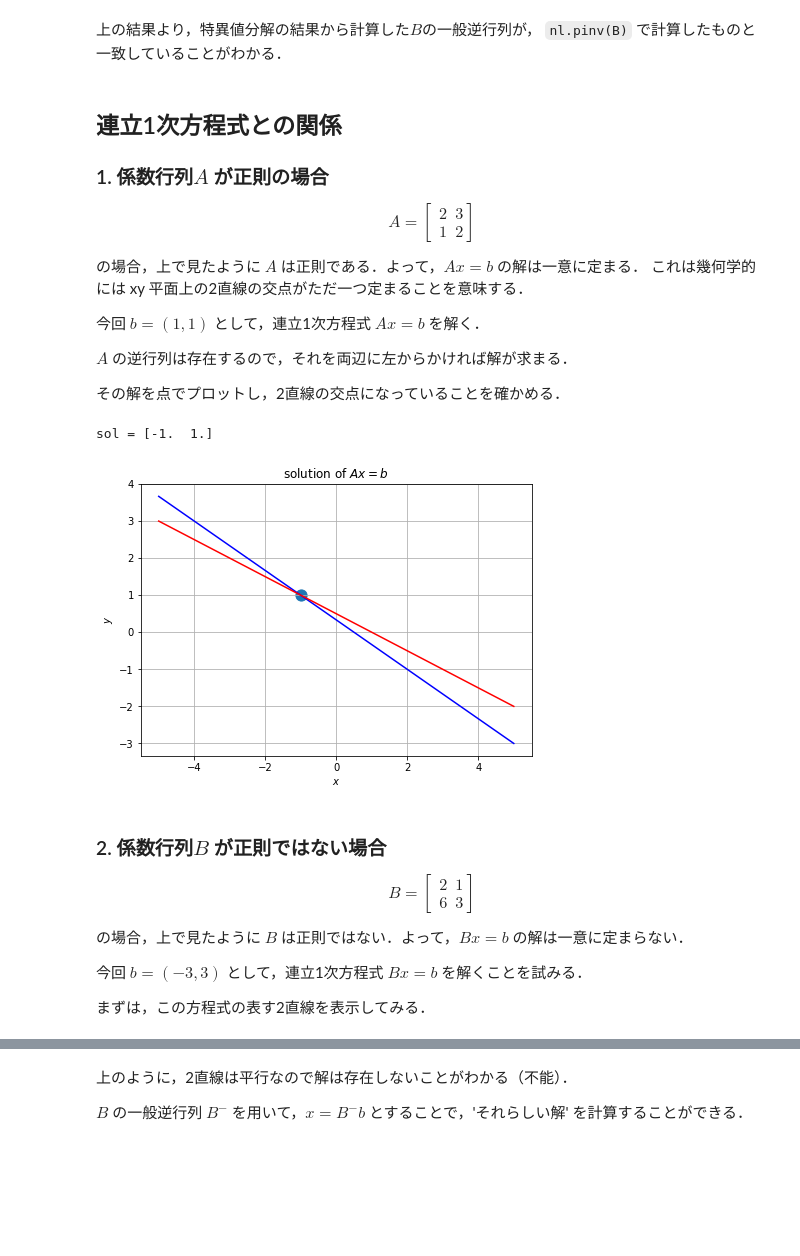
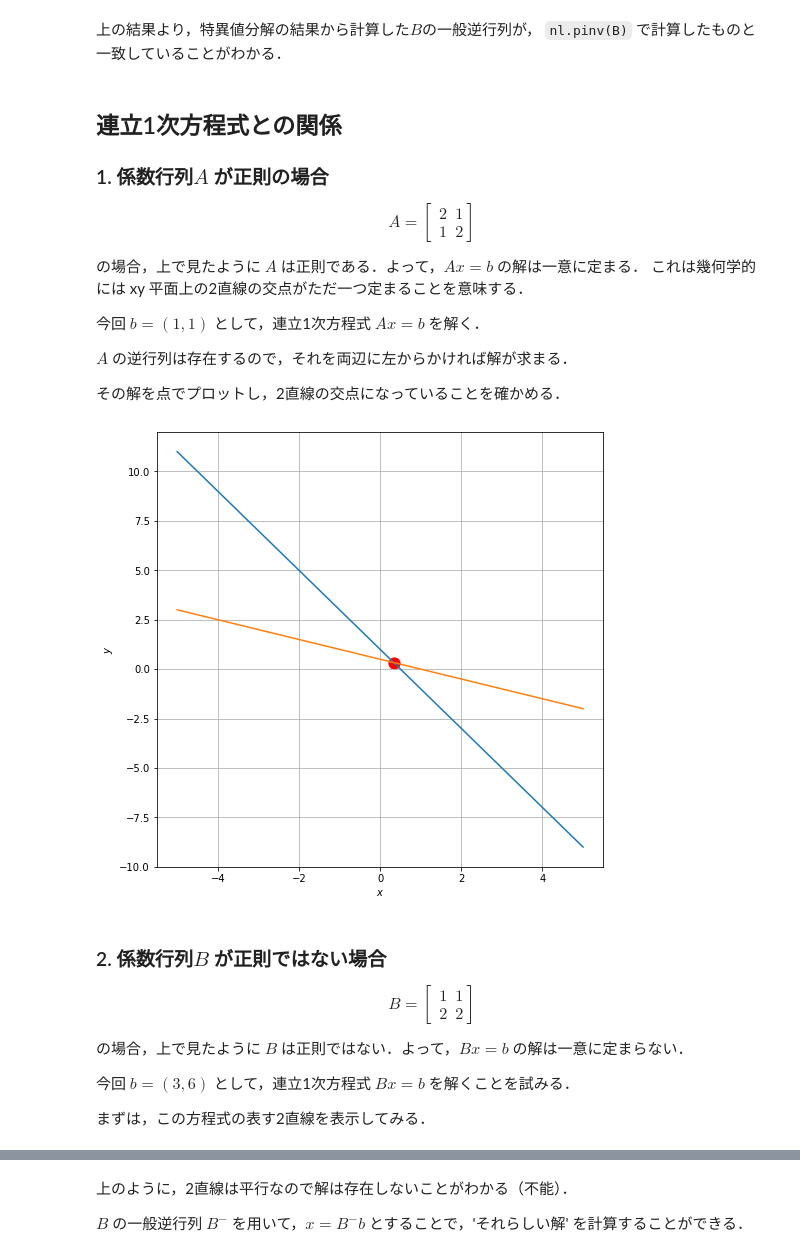
Before and after one commit to y629/optimization-practice, a Jupyter notebook: pseudo_inv_check.ipynb, the cells around one changed output, grey strips where cells are left out. Cells and saved outputs as stored; diff of their text form; code cells hidden in the pictures; blank space fills up the shorter version.

```diff
--- a/pseudo_inv_check.ipynb
+++ b/pseudo_inv_check.ipynb
@@ -114,7 +138,7 @@ B^- =
 $$
 A = \left[
    \begin{array}{rrr}
-      2 & 3 \\
+      2 & 1 \\
       1 & 2
     \end{array}
 \right]
@@ -131,50 +155,44 @@ $A$ の逆行列は存在するので，それを両辺に左からかければ
 # %%
 import matplotlib.pyplot as plt
 %matplotlib inline
+# %%
+def plt_2lines(x, y1, y2, sol=None):
+  # 描画用のスペースを定義
+  fig, ax = plt.subplots(figsize=(8, 8))
+  ax.set_xlabel('$x$')
+  ax.set_ylabel('$y$')
+  ax.plot(x, y1)
+  ax.plot(x, y2)
+  ax.grid(True)
+  if sol is not None:
+    ax.scatter(sol[0], sol[1], s=500, marker='.', c='r')
+  plt.show()
 # %%
 # Ax = b
-A = np.array([[2, 3], [1, 2]])
-b = np.array((1,1))
+A = np.array([[2, 1], [1, 2]])
+b1 = np.array((1,1))
 x = np.linspace(-5, 5, 100) # [-5,5]の範囲で100点等間隔にとる
-
+sol1 = np.dot(nl.inv(A), b1)
 # 方程式の表す直線の式
-y1 = (-A[0][0] * x + b[0]) / A[0][1]
-y2 = (-A[1][0] * x + b[1]) / A[1][1]
+y11 = (-A[0][0] * x + b1[0]) / A[0][1]
+y12 = (-A[1][0] * x + b1[1]) / A[1][1]
+plt_2lines(x, y11, y12, sol1)
+# %% [output]
+[figure, added]
-# %%
-# 描画用のスペースを定義
-fig = plt.figure(figsize = (7, 5))
-plt.xlabel('$x$') # x ラベル
-plt.ylabel('$y$') # y ラベル
-plt.plot(x, y1, color = "blue")
-plt.plot(x, y2, color = "red")
-
-A_inv = nl.inv(A) # Aの逆行列を計算
-sol = np.dot(A_inv, b) # Aの逆行列を左からbにかけたものが解となる
-print('sol = {0}'.format(sol))
-
-# 解を点でプロット
-plt.scatter(sol[0], sol[1], s=500, marker='.')
-
-plt.title('solution of $Ax=b$')
-plt.grid(True)
-plt.show()
-# %% [output]
-sol = [-1.  1.]
-[figure, removed]
 # %% [markdown]
 ### 2. 係数行列$B$ が正則ではない場合
 $$
 B = \left[
    \begin{array}{rrr}
-      2 & 1 \\
-      6 & 3
+      1 & 1 \\
+      2 & 2
     \end{array}
 \right]
 $$
 
 の場合，上で見たように $B$ は正則ではない．よって，$Bx = b$ の解は一意に定まらない．
 
-今回 $b = (-3,3)$ として，連立1次方程式 $Bx = b$ を解くことを試みる．
+今回 $b = (3,6)$ として，連立1次方程式 $Bx = b$ を解くことを試みる．
 
 まずは，この方程式の表す2直線を表示してみる．
 # %%
```
Also changed, not shown: parts of 16 cells of this notebook.
